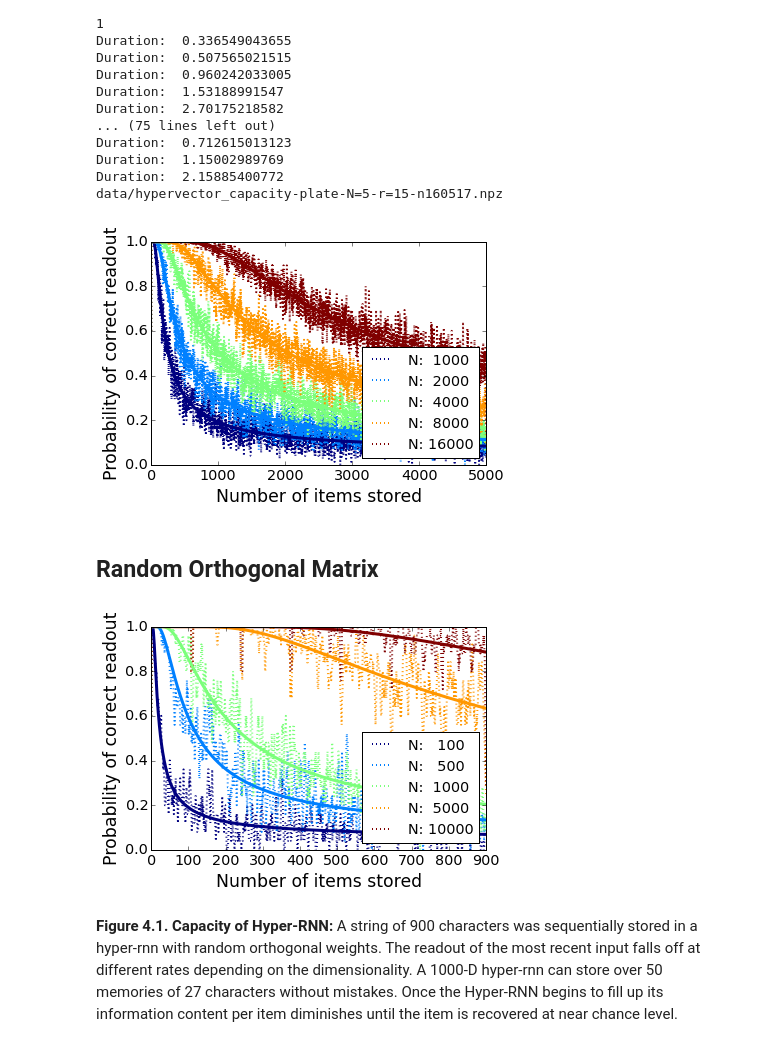
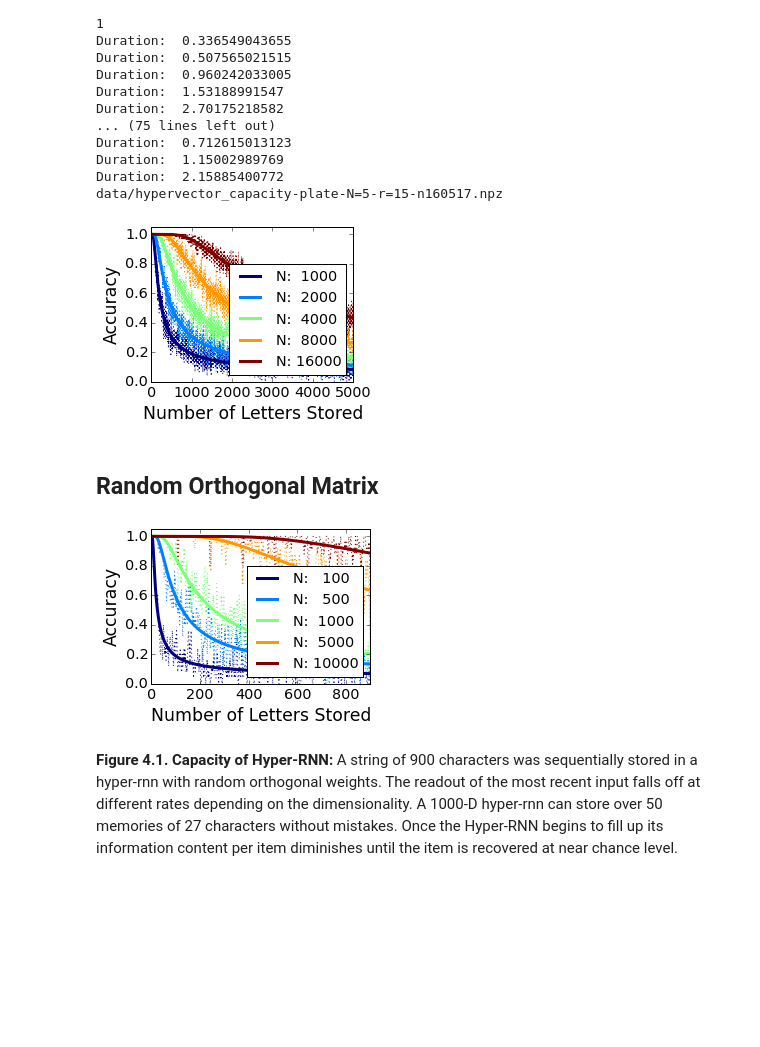
Before and after one commit to epaxon/HDlanguageDetection, a Jupyter notebook: hyperrnn_capacity-all_flavors-160510.ipynb, the cells around one changed output. Cells and saved outputs as stored; diff of their text form; code cells hidden in the pictures; blank space fills up the shorter version.

```diff
--- a/hyperrnn_capacity-all_flavors-160510.ipynb
+++ b/hyperrnn_capacity-all_flavors-160510.ipynb
@@ -242,9 +242,12 @@ data/hypervector_capacity-kanerva_roll-N=5-r=15-n160517.npz
 h = np.load('data/hypervector_capacity-kanerva_roll-N=5-r=15-n160517.npz')
 lidx_all = h['lidx_all']
 lidx_li_all = h['lidx_li_all']
+lidx_iK_all = h['lidx_iK_all']
+lidx_fi_all = h['lidx_fi_all']
 test_N = h['test_N']
 run_id = h['run_id']
 run_N = h['run_N']
+K = 5
 runs = len(unique(run_id))
 # %%
 run_id = np.array(run_id)
@@ -347,9 +351,12 @@ data/hypervector_capacity-kanerva_roll-D=6-r=15-n160517.npz
 h = np.load('data/hypervector_capacity-kanerva_roll-D=6-r=15-n160517.npz')
 lidx_all = h['lidx_all']
 lidx_li_all = h['lidx_li_all']
+lidx_iK_all = h['lidx_iK_all']
+lidx_fi_all = h['lidx_fi_all']
 test_D = h['test_D']
 run_id = h['run_id']
 run_D = h['run_D']
+N=4000
 runs = len(unique(run_id))
 # %%
 run_id = np.array(run_id)
@@ -681,27 +689,28 @@ for iN, idxN in enumerate(uN):
 
 li_mean = li_mean / runs
 # %%
-figure(figsize=(6,4))
+figure(figsize=(4,3))
 cm=get_cmap('jet', li_mean.shape[1])
 
 for i in range(li_mean.shape[1]):
     #plot(li_mean[:,i], color=cm(i))
     smoothN = 5
     plot(np.convolve(li_mean[:,i], np.ones(smoothN)/smoothN, mode='same'),
-         ':', color=cm(i), lw=1, label="N: %5i" % test_N[i])
+         ':', color=cm(i), lw=1)
 
 
 M = np.arange(li_mean.shape[0])
 
 for idxN,N in enumerate(test_N):
     p_correct = p_correct_l(M, N=N, D=len(random_idx.alphabet))
-    plot(M, p_correct, color=cm(idxN),lw=3)
+    plot(M, p_correct, color=cm(idxN), lw=3, label="N: %5i" % test_N[idxN])
 
 
 legend(loc='lower right');
 #title('Readout of most recent input', fontsize=20);
-xlabel('Number of items stored');
-ylabel('Probability of correct readout')
+xlabel('Number of Items Stored');
+ylabel('Accuracy')
+ylim([0, 1.05])
 
 
 savefig('figures/letter_capacity-fhrr_perm-n' + time.strftime('%y%m%d') + '.png', format='png', transparent=True)
@@ -775,28 +784,28 @@ for iN, idxN in enumerate(uN):
 
 li_mean = li_mean / runs
 # %%
-figure(figsize=(6,4))
+figure(figsize=(4,3))
 cm=get_cmap('jet', li_mean.shape[1])
 
 for i in range(li_mean.shape[1]):
     #plot(li_mean[:,i], color=cm(i))
     smoothN = 5
     plot(np.convolve(li_mean[:,i], np.ones(smoothN)/smoothN, mode='same'),
-         ':', color=cm(i), lw=2, label="N: %5i" % test_N[i])
+         ':', color=cm(i), lw=1)
 
 
 M = np.arange(li_mean.shape[0])
 
 for idxN,N in enumerate(test_N):
     p_correct = p_correct_l(M, N=N, D=len(random_idx.alphabet))
-    plot(M, p_correct, color=cm(idxN),lw=3)
+    plot(M, p_correct, color=cm(idxN),lw=3, label="N: %5i" % test_N[idxN])
 
 
 legend(loc='lower right');
 #title('Readout of most recent input', fontsize=20);
-xlabel('Number of items stored');
-ylabel('Probability of correct readout')
-
+xlabel('Number of Letters Stored');
+ylabel('Accuracy')
+ylim([0, 1.05])
 
 savefig('figures/letter_capacity-fhrr_bind-n' + time.strftime('%y%m%d') + '.png', format='png', transparent=True)
 savefig('figures/letter_capacity-fhrr_bind-n' + time.strftime('%y%m%d') + '.eps', format='eps', transparent=True)
@@ -879,33 +888,34 @@ li_mean = li_mean / runs
 iK_mean = iK_mean / runs
 fi_mean = fi_mean / runs
 # %%
-figure(figsize=(6,4))
+figure(figsize=(4,3))
 cm=get_cmap('jet', li_mean.shape[1])
 
 for i in range(li_mean.shape[1]):
     #plot(li_mean[:,i], color=cm(i))
     smoothN = 5
     plot(np.convolve(li_mean[:,i], np.ones(smoothN)/smoothN, mode='same'),
-         ':', color=cm(i), lw=2, label="N: %5i" % test_N[i])
+         ':', color=cm(i), lw=1)
 
 
 M = np.arange(li_mean.shape[0])
 
 for idxN,N in enumerate(test_N):
     p_correct = p_correct_l(M, N=N, D=len(random_idx.alphabet))
-    plot(M, p_correct, color=cm(idxN),lw=3)
+    plot(M, p_correct, color=cm(idxN), lw=3, label="N: %5i" % test_N[idxN])
 
 
 legend(loc='lower right');
 #title('Readout of most recent input', fontsize=20);
-xlabel('Number of items stored');
-ylabel('Probability of correct readout')
-
+xlabel('Number of Letters Stored');
+ylabel('Accuracy')
+ylim([0, 1.05])
+plt.tight_layout()
 
 savefig('figures/letter_capacity-plate-n' + time.strftime('%y%m%d') + '.png', format='png', transparent=True)
 savefig('figures/letter_capacity-plate-n' + time.strftime('%y%m%d') + '.eps', format='eps', transparent=True)
 # %% [output]
-[figure, old version]
+[figure, new version]
 # %%
 
 uN = unique(run_N)
@@ -1032,33 +1042,37 @@ li_mean = li_mean / runs
 iK_mean = iK_mean / runs
 fi_mean = fi_mean / runs
 # %%
-figure(figsize=(6,4))
+figure(figsize=(4,3))
 cm=get_cmap('jet', li_mean.shape[1])
 
 for i in range(li_mean.shape[1]):
     #plot(li_mean[:,i], color=cm(i))
     smoothN = 5
     plot(np.convolve(li_mean[:,i], np.ones(smoothN)/smoothN, mode='same'),
-         ':', color=cm(i), lw=2, label="N: %5i" % test_N[i])
+         ':', color=cm(i), lw=1)
 
 
 M = np.arange(li_mean.shape[0])
 
 for idxN,N in enumerate(test_N):
     p_correct = p_correct_l(M, N=N, D=len(random_idx.alphabet))
-    plot(M, p_correct, color=cm(idxN),lw=3)
+    plot(M, p_correct, color=cm(idxN), lw=3, label="N: %5i" % test_N[idxN])
 
 
 legend(loc='lower right');
 #title('Readout of most recent input', fontsize=20);
-xlabel('Number of items stored');
-ylabel('Probability of correct readout')
+xlabel('Number of Letters Stored');
+ylabel('Accuracy')
+ylim([0, 1.05])
+ax = gca()
+ax.set_xticks(arange(0, 1000, 200))
 
+plt.tight_layout()
 
 savefig('figures/letter_capacity-random_unitary-n' + time.strftime('%y%m%d') + '.png', format='png', transparent=True)
 savefig('figures/letter_capacity-random_unitary-n' + time.strftime('%y%m%d') + '.eps', format='eps', transparent=True)
 # %% [output]
-[figure, old version]
+[figure, new version]
 # %% [markdown]
 **Figure 4.1. Capacity of Hyper-RNN:** A string of 900 characters was sequentially stored in a hyper-rnn with random orthogonal weights. The readout of the most recent input falls off at different rates depending on the dimensionality. A 1000-D hyper-rnn can store over 50 memories of 27 characters without mistakes. Once the Hyper-RNN begins to fill up its information content per item diminishes until the item is recovered at near chance level.
 # %% [markdown]
```
Also changed, not shown: parts of 21 cells of this notebook, 28 other files.
